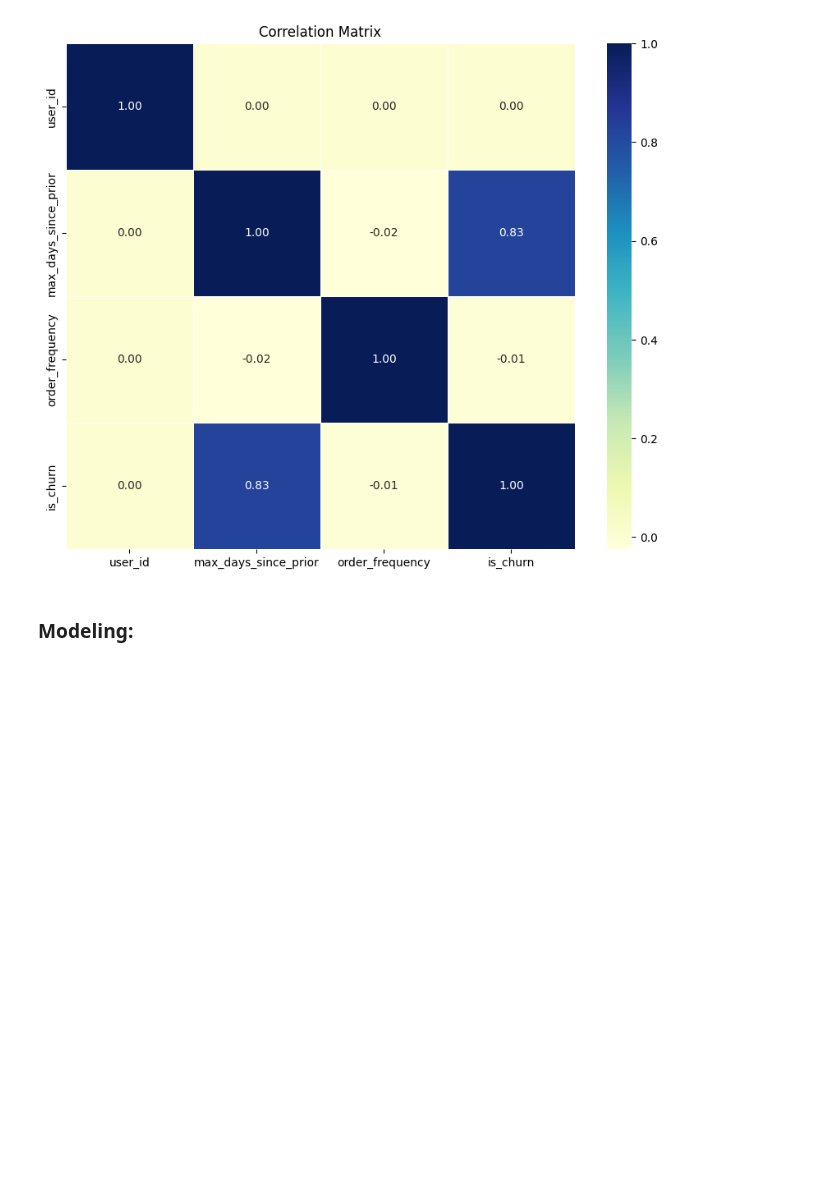
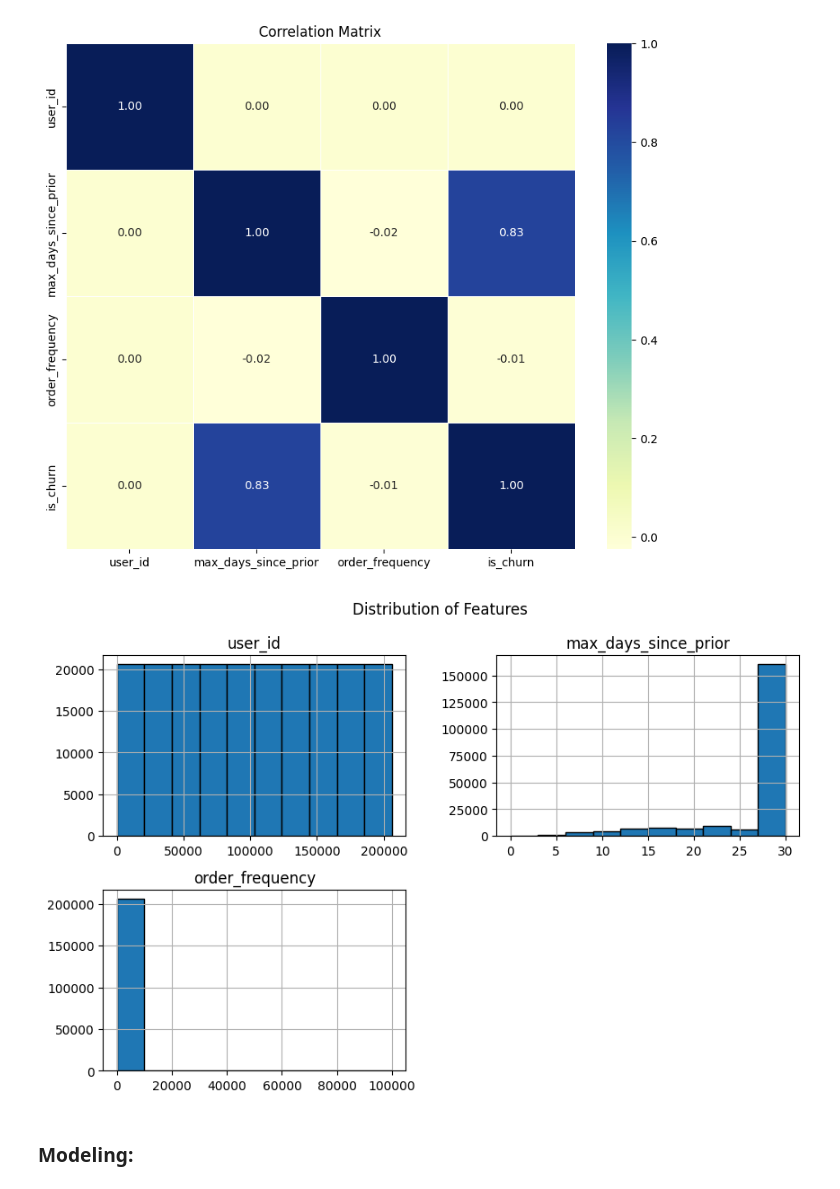
Before and after one commit to mirajkarsneha/instacart-market-basket-analysis, a Jupyter notebook: churn_rate_analysis.ipynb, the cells around one changed output. Saved outputs shown, nothing was run; the diff lists cells and outputs as text; code cells hidden in the pictures; blank space fills up the shorter version.

```diff
--- a/churn_rate_analysis.ipynb
+++ b/churn_rate_analysis.ipynb
@@ -205,6 +205,13 @@ max_days_since_prior  0.825387
 order_frequency      -0.009059
 is_churn              1.000000
 [figure]
+# %%
+# Plotting histograms for each feature
+customer_activity_df.hist(bins=10, figsize=(10, 6), edgecolor='black')
+plt.suptitle("Distribution of Features")
+plt.show()
+# %% [output]
+[figure, added]
 # %% [markdown]
 ### Modeling:
 # %%
```
Also changed, not shown: 2 other files.
